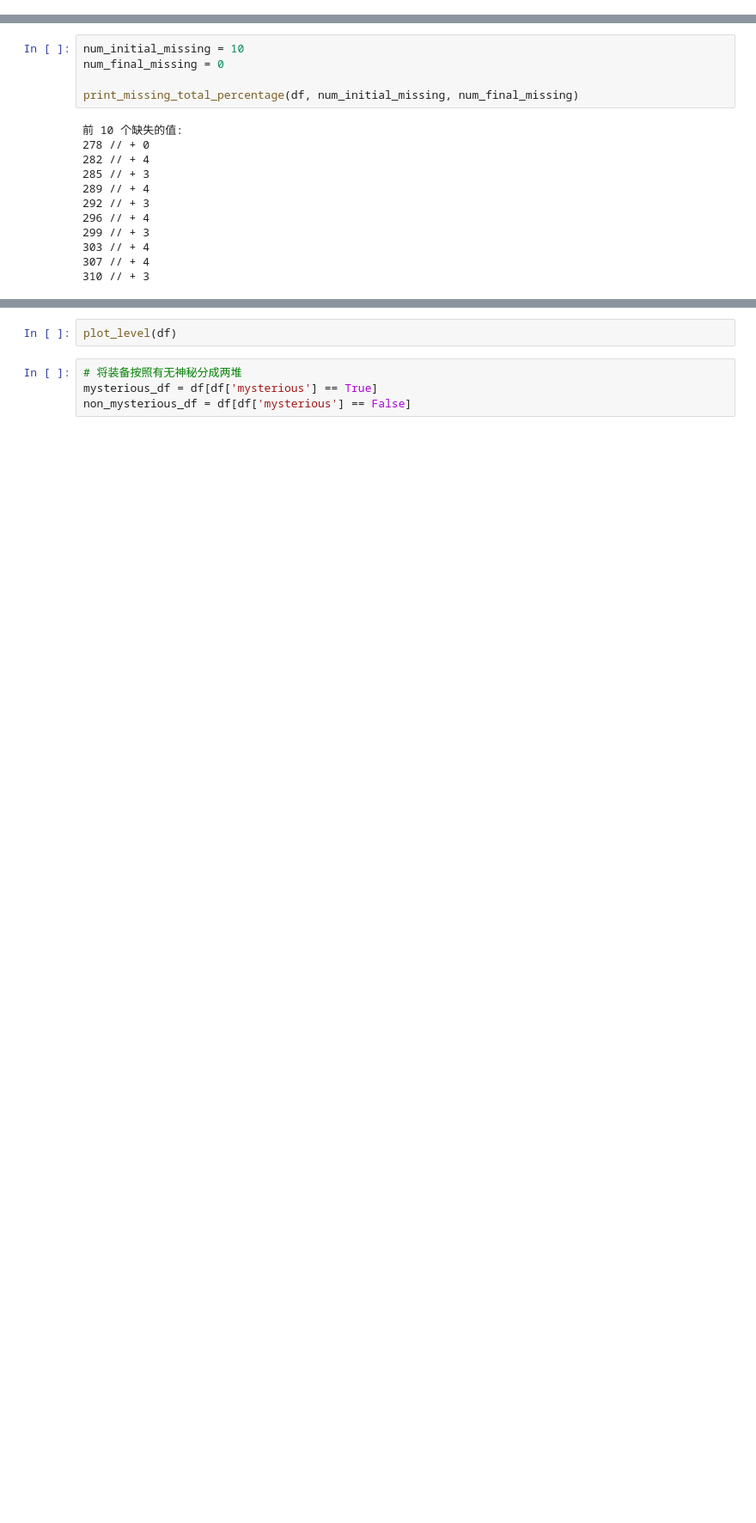
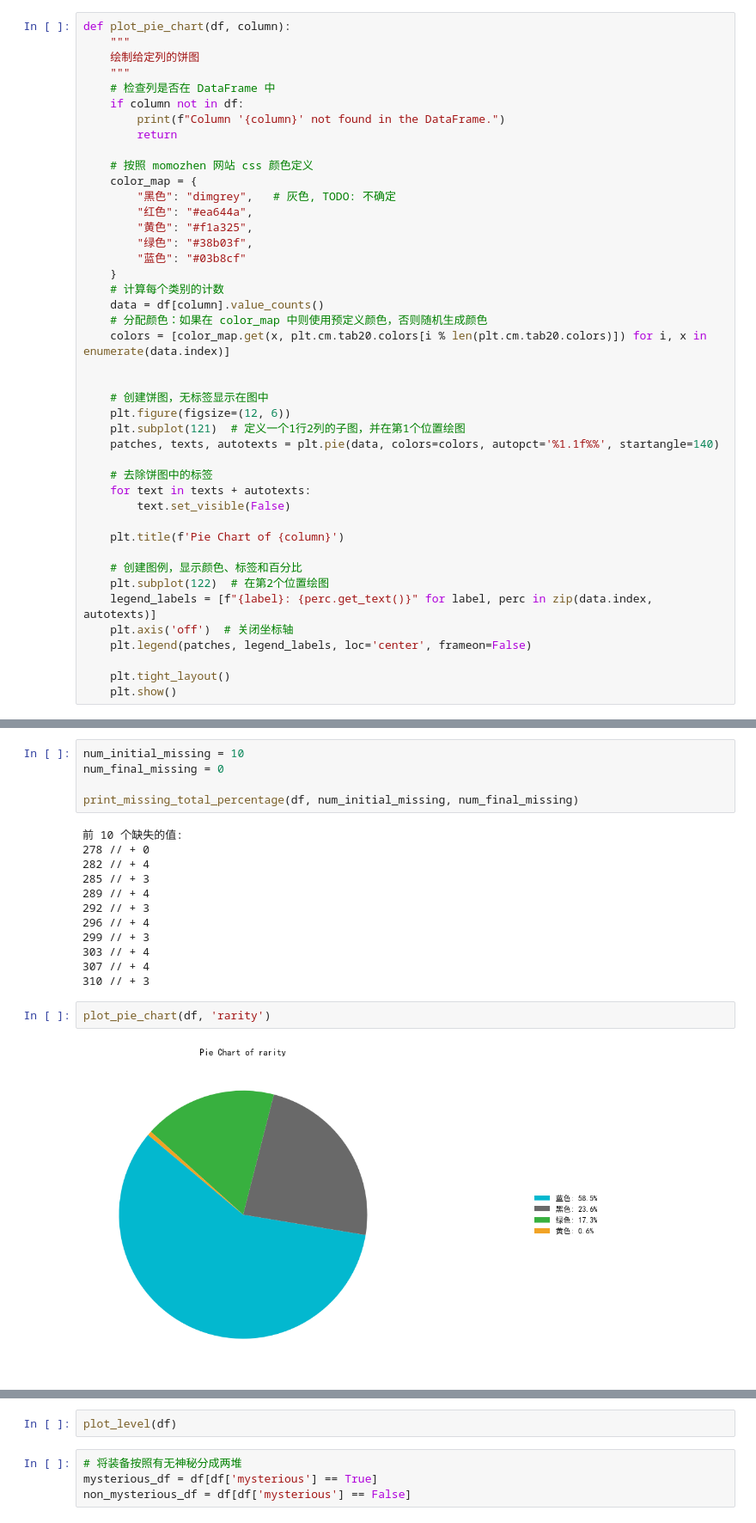
Before and after one commit to BowenZ217/useless_tools, a Jupyter notebook: scripts/kf_momozhen_equipment_analysis.ipynb, the cells around one changed output, grey strips where cells are left out. Shown: that part at 86% size. Saved outputs shown, nothing was run; the diff lists cells and outputs as text; blank space fills up the shorter version.

Commit message:
edit momozhen equipment analysis

```diff
--- a/scripts/kf_momozhen_equipment_analysis.ipynb
+++ b/scripts/kf_momozhen_equipment_analysis.ipynb
@@ -182,6 +182,49 @@ def print_missing_total_percentage(df, num_initial_missing, num_final_missing):
                     print(missing_numbers[i], "// + 0")  # 为了格式对齐，标记为+0
                 else:
                     print(missing_numbers[i], "// +", missing_numbers[i] - missing_numbers[i-1])
+# %%
+def plot_pie_chart(df, column):
+    """
+    绘制给定列的饼图
+    """
+    # 检查列是否在 DataFrame 中
+    if column not in df:
+        print(f"Column '{column}' not found in the DataFrame.")
+        return
+
+    # 按照 momozhen 网站 css 颜色定义
+    color_map = {
+        "黑色": "dimgrey",   # 灰色, TODO: 不确定
+        "红色": "#ea644a",
+        "黄色": "#f1a325",
+        "绿色": "#38b03f",
+        "蓝色": "#03b8cf"
+    }
+    # 计算每个类别的计数
+    data = df[column].value_counts()
+    # 分配颜色：如果在 color_map 中则使用预定义颜色，否则随机生成颜色
+    colors = [color_map.get(x, plt.cm.tab20.colors[i % len(plt.cm.tab20.colors)]) for i, x in enumerate(data.index)]
+
+
+    # 创建饼图，无标签显示在图中
+    plt.figure(figsize=(12, 6))
+    plt.subplot(121)  # 定义一个1行2列的子图，并在第1个位置绘图
+    patches, texts, autotexts = plt.pie(data, colors=colors, autopct='%1.1f%%', startangle=140)
+
+    # 去除饼图中的标签
+    for text in texts + autotexts:
+        text.set_visible(False)
+
+    plt.title(f'Pie Chart of {column}')
+
+    # 创建图例，显示颜色、标签和百分比
+    plt.subplot(122)  # 在第2个位置绘图
+    legend_labels = [f"{label}: {perc.get_text()}" for label, perc in zip(data.index, autotexts)]
+    plt.axis('off')  # 关闭坐标轴
+    plt.legend(patches, legend_labels, loc='center', frameon=False)
+
+    plt.tight_layout()
+    plt.show()
 # %% [markdown]
 ### 数据分析
 # %%
@@ -236,3 +277,7 @@ print_missing_total_percentage(df, num_initial_missing, num_final_missing)
 303 // + 4
 307 // + 4
 310 // + 3
+# %%
+plot_pie_chart(df, 'rarity')
+# %% [output]
+[figure, added]
```
Also changed, not shown: parts of 3 cells of this notebook.
